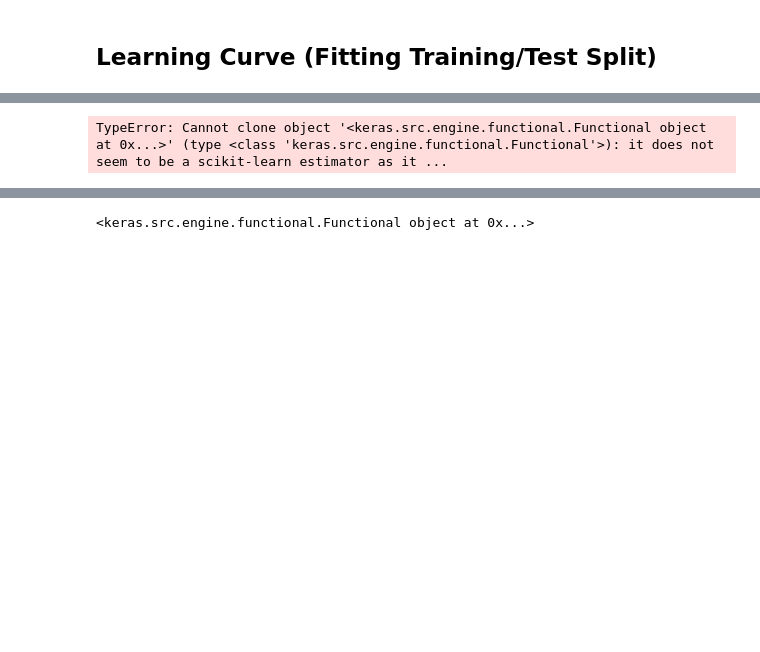
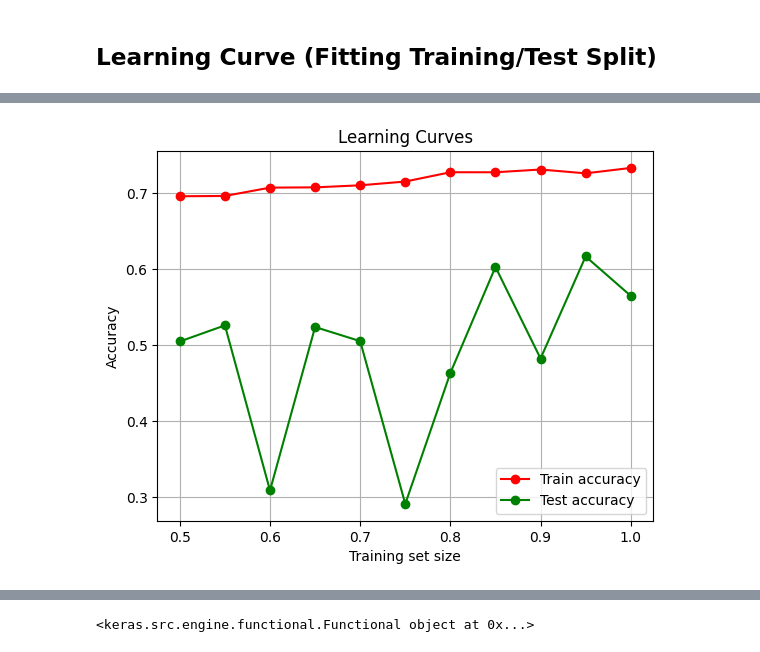
Before and after one commit to OlgaTorgashova/fungus-classification, a Jupyter notebook: EE258_Project.ipynb, the cells around one changed output, grey strips where cells are left out. Cells and saved outputs as stored; diff of their text form; code cells hidden in the pictures; blank space fills up the shorter version.

```diff
--- a/EE258_Project.ipynb
+++ b/EE258_Project.ipynb
@@ -672,6 +640,10 @@ X_train = []
 y_train = []
 X_test = []
 y_test = []
+
+learning_rate = 0.00032
+#optimizer_Adamar = Adam(learning_rate = learning_rate)
+optimizer_Adamar = tf.keras.optimizers.legacy.Adam(learning_rate = learning_rate)
 
 for images, labels in data_train:
 
@@ -683,13 +655,14 @@ for images, labels in data_test:
     X_test.extend(images.numpy())
     y_test.extend(labels.numpy())
 
-def create_model(learning_rate = learning_rate, optimizer = Adamar):
+def create_model(learning_rate = learning_rate):
+    optimizer_Adamar = tf.keras.optimizers.legacy.Adam(learning_rate = learning_rate)
     model = model_fungi_book(data_shape = project_image_size + (3,), number_of_classes = 5, filter_size = 64)
 #    model = model_fungi_conv_mixer(data_shape = project_image_size + (3,), number_of_classes = 5, filter_size = 256)
-    learning_rate = learning_rate
 
     model.compile(
-        optimizer = Adamar,
+        optimizer = optimizer_Adamar,
         loss = 'sparse_categorical_crossentropy',
-        metrics = ['accuracy', tf.keras.metrics.SparseTopKCategoricalAccuracy(k = 2, name = 'top_2_acc', dtype = None), 'f1'])
+        metrics = ['accuracy', tf.keras.metrics.SparseTopKCategoricalAccuracy(k = 2, name = 'top_2_acc', dtype = None)])
+#        metrics = ['accuracy'])
     return model
@@ -709,14 +715,13 @@ TypeError: Cannot clone object '<keras.src.engine.functional.Functional object a
-# %%
-learning_rate = 0.00032
-clf = model_fungi_book(data_shape = project_image_size + (3,), number_of_classes = 5, filter_size = 64)
-clf.compile(
-    optimizer = Adamar,
-    loss = 'sparse_categorical_crossentropy',
-    metrics = ['accuracy', tf.keras.metrics.SparseTopKCategoricalAccuracy(k = 2, name = 'top_2_acc', dtype = None), 'f1'])
-
-#model = KNeighborsClassifier(n_neighbors = 5)
-#kfold_clf = KFold(n_splits = 5, shuffle = True, random_state = project_seed)
-train_sizes, train_scores, valid_scores = learning_curve(clf, X_train, y_train, train_sizes = np.linspace(0.5, 1.0, 21),
-                                                         cv = 5, scoring = 'accuracy')
-# %% [output]
-TypeError: Cannot clone object '<keras.src.engine.functional.Functional object at 0x...>' (type <class 'keras.src.engine.functional.Functional'>): it does not seem to be a scikit-learn estimator as it ...
+# %%
+# Plot learning curves
+#plt.figure(figsize=(8, 6))
+plt.plot(train_sizes, train_accuracy, marker = 'o', linestyle = '-', color = 'r', label = 'Train accuracy')
+plt.plot(train_sizes, test_accuracy, marker = 'o', linestyle = '-', color = 'g', label = 'Test accuracy')
+plt.xlabel('Training set size')
+plt.ylabel('Accuracy')
+plt.title('Learning Curves')
+plt.legend(loc = 4)
+plt.grid(True)
+plt.show()
+# %% [output]
+[figure, added]
```
Also changed, not shown: parts of 15 cells of this notebook.
